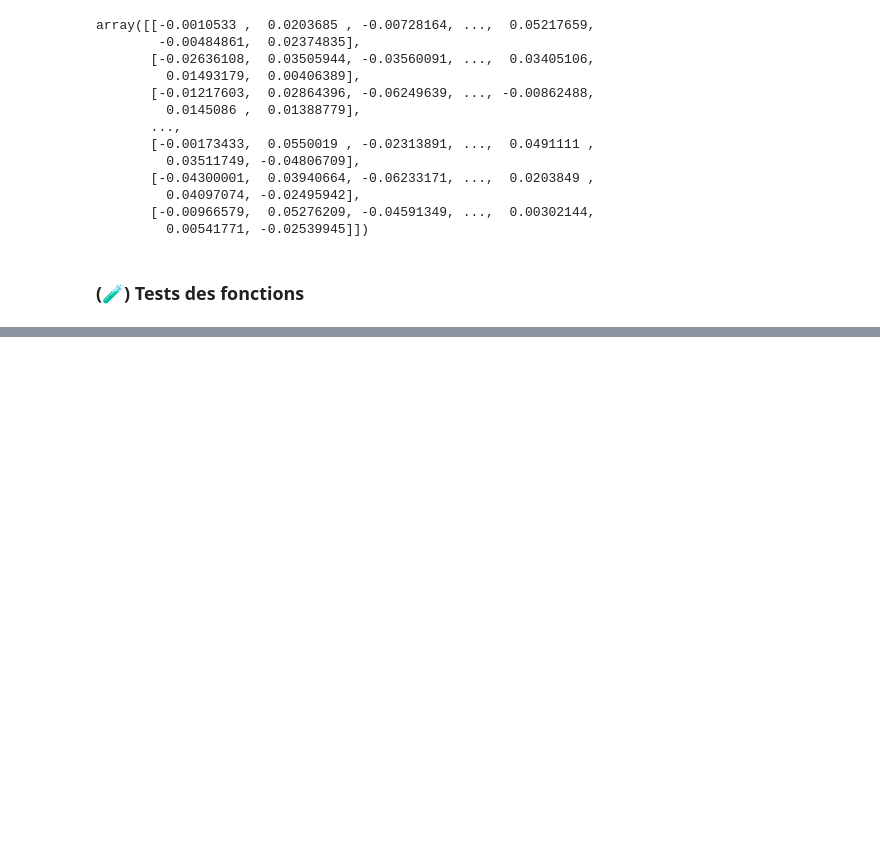
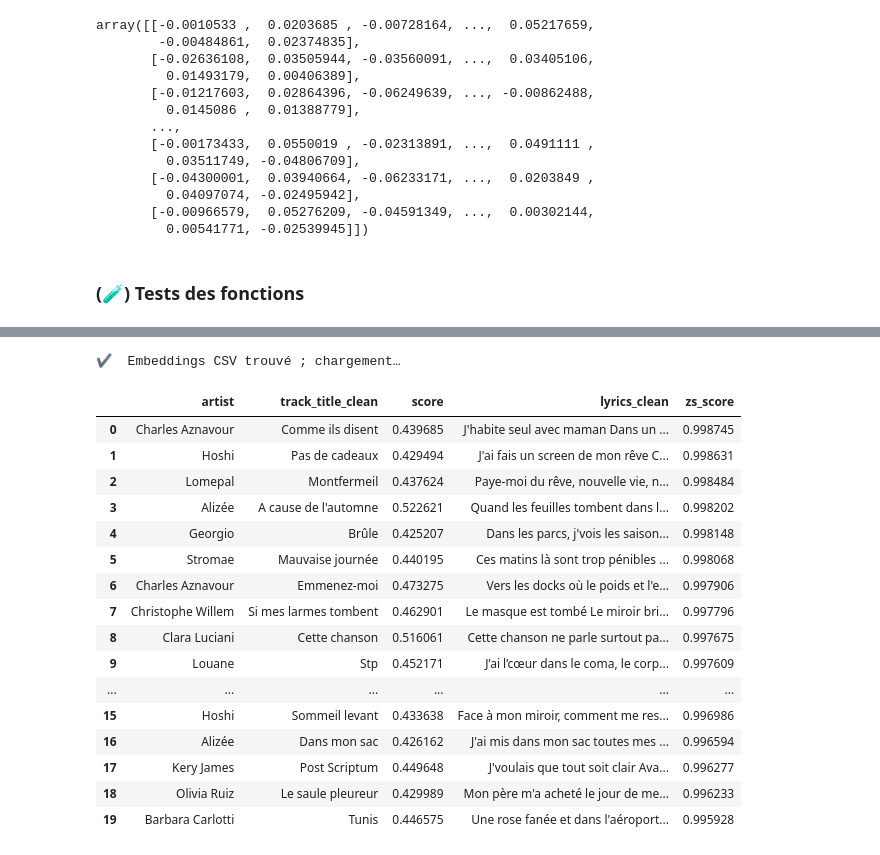
Before and after one commit to vicctoirec/wagon-bootcamp-project, a Jupyter notebook: notebooks/notebook_Laureen.ipynb, the cells around one changed output, grey strips where cells are left out. Saved outputs shown, nothing was run; the diff lists cells and outputs as text; code cells hidden in the pictures; blank space fills up the shorter version.

```diff
--- a/notebooks/notebook_Laureen.ipynb
+++ b/notebooks/notebook_Laureen.ipynb
@@ -308,3 +308,7 @@ array([[-0.0010533 ,  0.0203685 , -0.00728164, ...,  0.05217659,
 # %%
 from zeroshots_function.lyrics_matching import get_top_k
 from zeroshots_function.zeroshot_pipeline import compute_scores
+# %%
+user_input = "J'adore le soleil et l'italie, je suis heureuse"
+
+get_top_k(user_input)
@@ -310,0 +334,59 @@ from zeroshots_function.zeroshot_pipeline import compute_scores
+# %%
+from zeroshots_function.lyrics_matching import get_top_k, RAW_CSV
+import pandas as pd
+from zeroshots_function.zeroshot_pipeline import get_zeroshot_score
+
+
+def refine_top_k(user_input: str, k_recall : int, k_final : int):
+    """
+    Refine the top-k results by applying a zero-shot classification model.
+
+    Parameters:
+    - user_input (str): The user's input text.
+    - k_recall (int): The number of top results to recall.
+    - k_final (int): The number of final results to return.
+
+    Returns:
+    - pd.DataFrame: A DataFrame containing the refined top-k results.
+    """
+
+    # 1 ─ SBERT recall --------------------------------------------------------
+    cand = get_top_k(user_input, k=k_recall)            # doit contenir lyrics_clean
+    if cand.empty:
+        return cand
+
+    full = pd.read_csv(RAW_CSV, usecols=["artist", "track_title_clean", "lyrics_clean"])
+    cand = cand.merge(full, on=["artist", "track_title_clean"], how="left")
+
+    # 2 ─ ZS score -----------------------------------------------------------
+    cand["zs_score"] = cand["lyrics_clean"].apply(
+        lambda txt: get_zeroshot_score(txt, user_input)
+    )
+
+    # 3 ─ Tri final ----------------------------------------------------------
+    top = (cand.sort_values("zs_score", ascending=False)
+                .head(k_final)
+                .reset_index(drop=True))
+
+    return top[["artist", "track_title_clean", "zs_score"]]
+# %%
+refine_top_k(user_input="je suis triste, j'ai envie de pleurer", k_recall=100, k_final=20)
+# %% [output]
+✔️  Embeddings CSV trouvé ; chargement…
+|  | artist | track_title_clean | score | lyrics_clean | zs_score |
+| 0 | Charles Aznavour | Comme ils disent | 0.439685 | J'habite seul avec maman Dans un ... | 0.998745 |
+| 1 | Hoshi | Pas de cadeaux | 0.429494 | J'ai fais un screen de mon rêve C... | 0.998631 |
+| 2 | Lomepal | Montfermeil | 0.437624 | Paye-moi du rêve, nouvelle vie, n... | 0.998484 |
+| 3 | Alizée | A cause de l'automne | 0.522621 | Quand les feuilles tombent dans l... | 0.998202 |
+| 4 | Georgio | Brûle | 0.425207 | Dans les parcs, j'vois les saison... | 0.998148 |
+| 5 | Stromae | Mauvaise journée | 0.440195 | Ces matins là sont trop pénibles ... | 0.998068 |
+| 6 | Charles Aznavour | Emmenez-moi | 0.473275 | Vers les docks où le poids et l'e... | 0.997906 |
+| 7 | Christophe Willem | Si mes larmes tombent | 0.462901 | Le masque est tombé Le miroir bri... | 0.997796 |
+| 8 | Clara Luciani | Cette chanson | 0.516061 | Cette chanson ne parle surtout pa... | 0.997675 |
+| 9 | Louane | Stp | 0.452171 | J’ai l’cœur dans le coma, le corp... | 0.997609 |
+| ... | ... | ... | ... | ... | ... |
+| 15 | Hoshi | Sommeil levant | 0.433638 | Face à mon miroir, comment me res... | 0.996986 |
+| 16 | Alizée | Dans mon sac | 0.426162 | J'ai mis dans mon sac toutes mes ... | 0.996594 |
+| 17 | Kery James | Post Scriptum | 0.449648 | J'voulais que tout soit clair Ava... | 0.996277 |
+| 18 | Olivia Ruiz | Le saule pleureur | 0.429989 | Mon père m'a acheté le jour de me... | 0.996233 |
+| 19 | Barbara Carlotti | Tunis | 0.446575 | Une rose fanée et dans l'aéroport... | 0.995928 |
```
Also changed, not shown: parts of 4 cells of this notebook, 1 other file.
